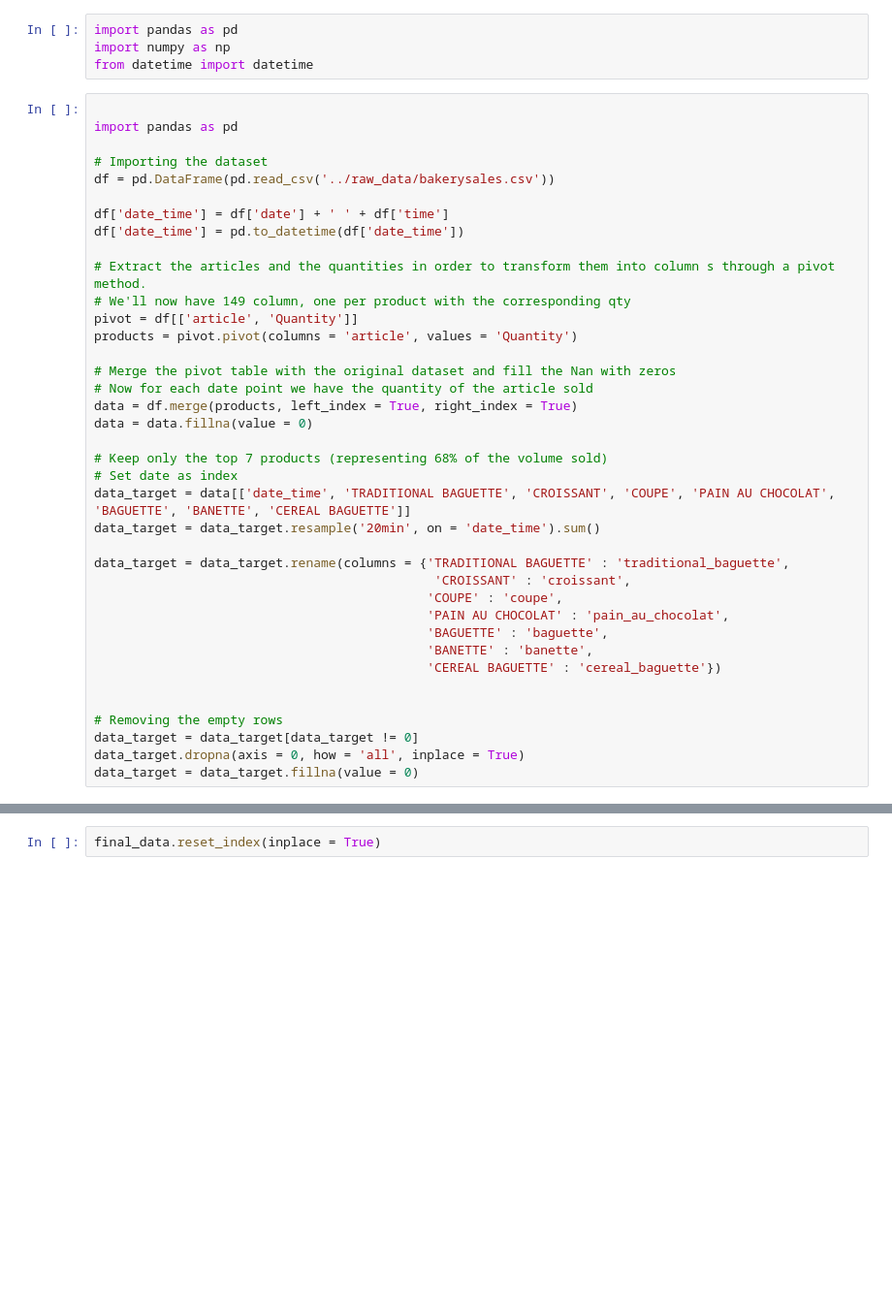
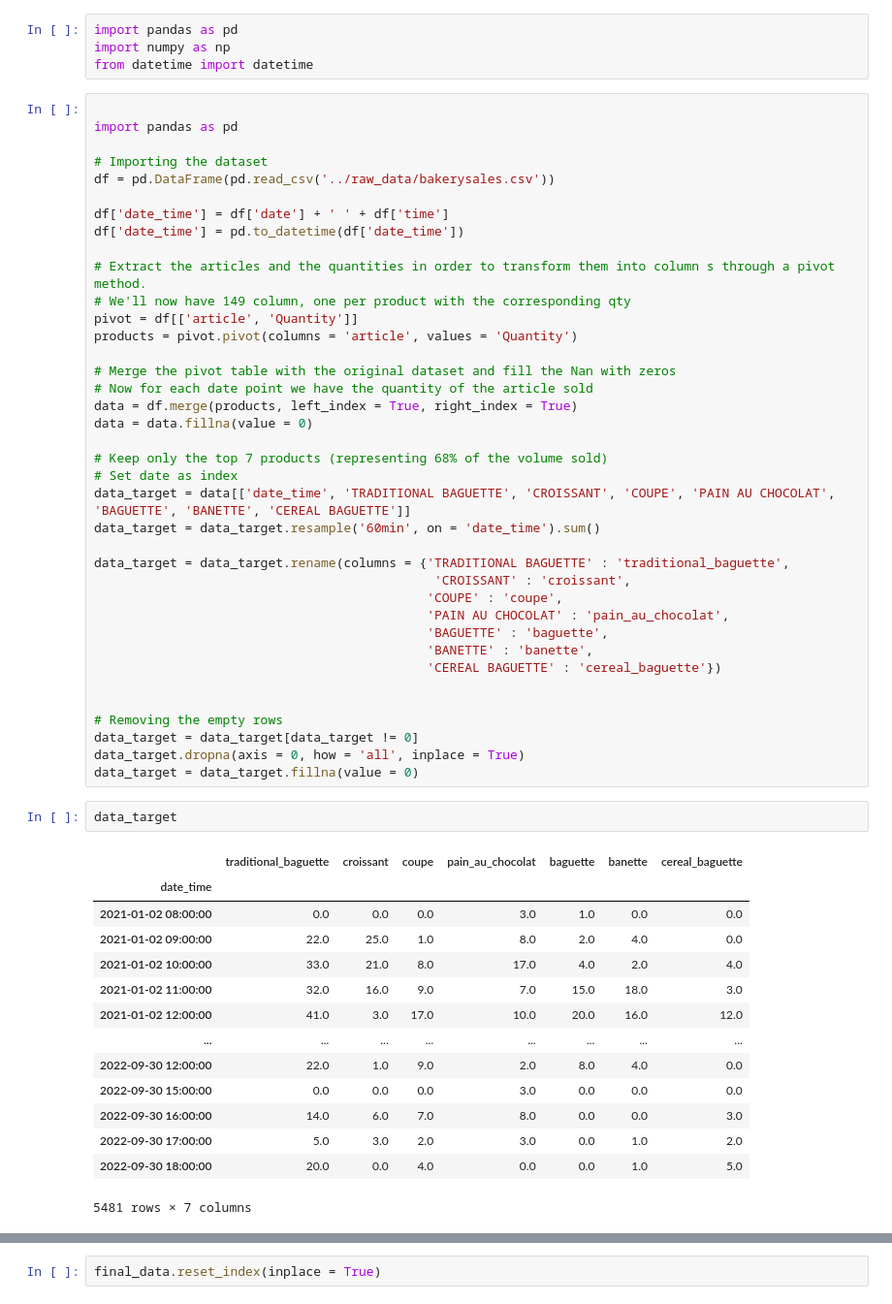
Before and after one commit to Alex5xelA/Bakery_sales_forecast, a Jupyter notebook: notebooks/final_merged_dataset_copy.ipynb, the cells around one changed output, grey strips where cells are left out. Shown: that part at 97% size. Cells and saved outputs as stored; diff of their text form; blank space fills up the shorter version.

```diff
--- a/notebooks/final_merged_dataset_copy.ipynb
+++ b/notebooks/final_merged_dataset_copy.ipynb
@@ -25,7 +25,7 @@ data = data.fillna(value = 0)
 # Keep only the top 7 products (representing 68% of the volume sold)
 # Set date as index
 data_target = data[['date_time', 'TRADITIONAL BAGUETTE', 'CROISSANT', 'COUPE', 'PAIN AU CHOCOLAT', 'BAGUETTE', 'BANETTE', 'CEREAL BAGUETTE']]
-data_target = data_target.resample('20min', on = 'date_time').sum()
+data_target = data_target.resample('60min', on = 'date_time').sum()
 
 data_target = data_target.rename(columns = {'TRADITIONAL BAGUETTE' : 'traditional_baguette',
                                              'CROISSANT' : 'croissant',
@@ -40,6 +40,23 @@ data_target = data_target.rename(columns = {'TRADITIONAL BAGUETTE' : 'traditiona
 data_target = data_target[data_target != 0]
 data_target.dropna(axis = 0, how = 'all', inplace = True)
 data_target = data_target.fillna(value = 0)
+# %%
+data_target
+# %% [output]
+|  | traditional_baguette | croissant | coupe | pain_au_chocolat | baguette | banette | cereal_baguette |
+| date_time |  |  |  |  |  |  |  |
+| 2021-01-02 08:00:00 | 0.0 | 0.0 | 0.0 | 3.0 | 1.0 | 0.0 | 0.0 |
+| 2021-01-02 09:00:00 | 22.0 | 25.0 | 1.0 | 8.0 | 2.0 | 4.0 | 0.0 |
+| 2021-01-02 10:00:00 | 33.0 | 21.0 | 8.0 | 17.0 | 4.0 | 2.0 | 4.0 |
+| 2021-01-02 11:00:00 | 32.0 | 16.0 | 9.0 | 7.0 | 15.0 | 18.0 | 3.0 |
+| 2021-01-02 12:00:00 | 41.0 | 3.0 | 17.0 | 10.0 | 20.0 | 16.0 | 12.0 |
+| ... | ... | ... | ... | ... | ... | ... | ... |
+| 2022-09-30 12:00:00 | 22.0 | 1.0 | 9.0 | 2.0 | 8.0 | 4.0 | 0.0 |
+| 2022-09-30 15:00:00 | 0.0 | 0.0 | 0.0 | 3.0 | 0.0 | 0.0 | 0.0 |
+| 2022-09-30 16:00:00 | 14.0 | 6.0 | 7.0 | 8.0 | 0.0 | 0.0 | 3.0 |
+| 2022-09-30 17:00:00 | 5.0 | 3.0 | 2.0 | 3.0 | 0.0 | 1.0 | 2.0 |
+| 2022-09-30 18:00:00 | 20.0 | 0.0 | 4.0 | 0.0 | 0.0 | 1.0 | 5.0 |
+5481 rows × 7 columns
 # %%
 data_weather = pd.read_csv('../raw_data/open-meteo-paris.csv')
 
```
Also changed, not shown: parts of 7 cells of this notebook.
